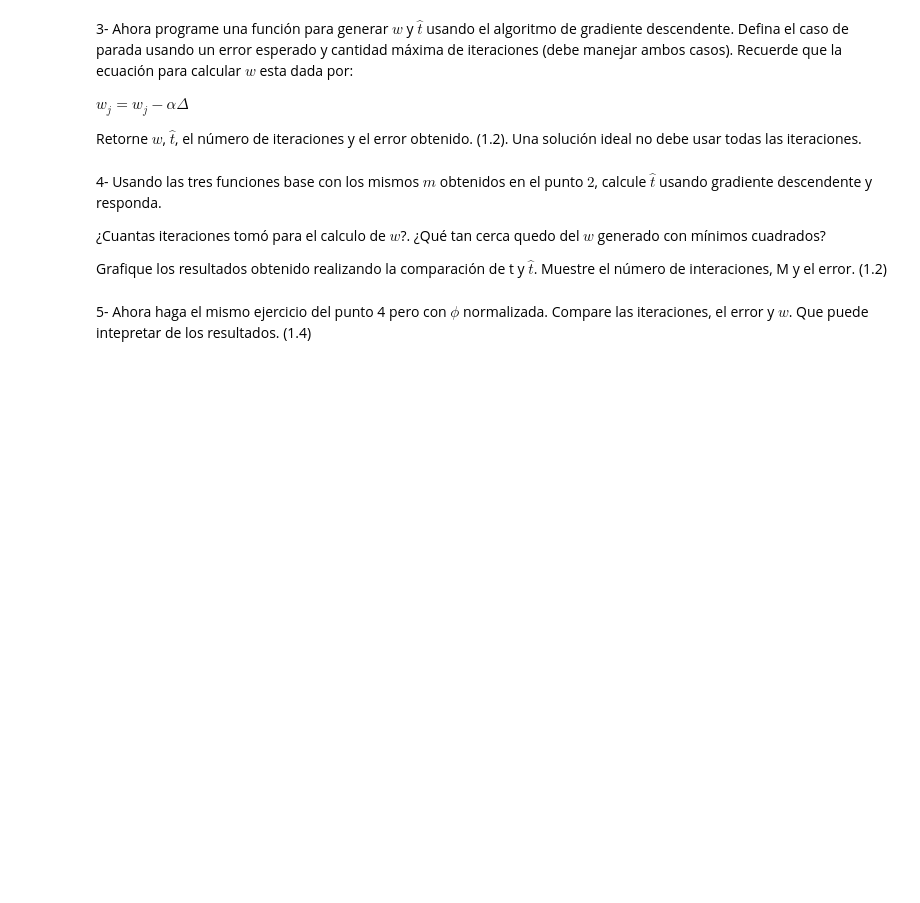
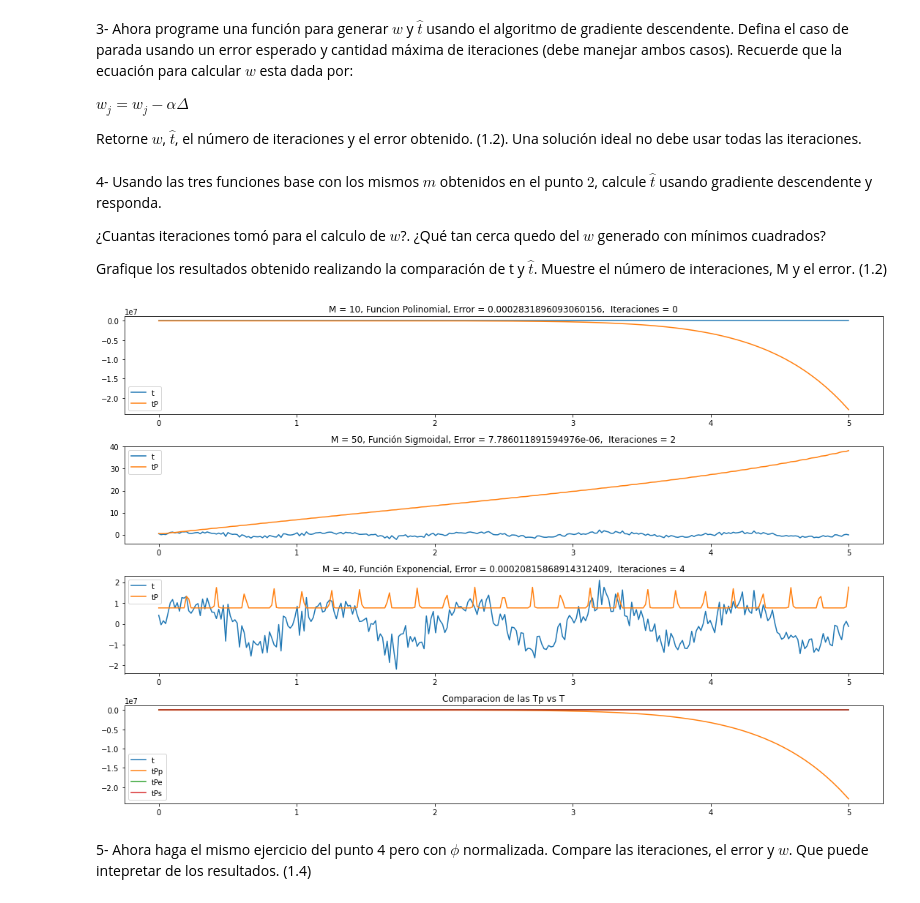
Before and after one commit to jumpa96/Taller-Gradiente-Descendente, a Jupyter notebook: Taller3-Gradiente descendente.ipynb, the cells around one changed output. Saved outputs shown, nothing was run; the diff lists cells and outputs as text; code cells hidden in the pictures; blank space fills up the shorter version.

Commit message:
Se realizo todo lo logico del taller
falta organizar el metodo de gradiente

```diff
--- a/Taller3-Gradiente descendente.ipynb
+++ b/Taller3-Gradiente descendente.ipynb
@@ -174,5 +187,44 @@ def cacularD(tprima, t,x):
 ¿Qué tan cerca quedo del $w$ generado con mínimos cuadrados?
 
 Grafique los resultados obtenido realizando la comparación de t y $\hat{t}$. Muestre el número de interaciones, M y el error. (1.2)
+# %%
+tPgp , iteracionesP, wGp, errorGp = generarGradiente(phiP,errorTp,t,polinomial,10)
+
+tPgs , iteracionesS, wGs, errorGs = generarGradiente(phiS,errorTs,t,sigmoidal,70)
+
+tPge , iteracionesE, wGs, errorGe = generarGradiente(phiE,errorTe,t,exponencial,25)
+
+
+
+
+plt.subplots(4,1,figsize=(15,10))
+plt.suptitle("")
+
+plt.subplot(4,1,1)
+plt.plot(x,t,x,tPgp)
+plt.legend(['t','tP'])
+plt.title("M = 10, Funcion Polinomial, Error = " + str(errorGp) + ",  Iteraciones = " + str(iteracionesP))
+
+plt.subplot(4,1,2)
+plt.plot(x,t,x,tPgs)
+plt.legend(['t','tP'])
+plt.title("M = 50, Función Sigmoidal, Error = " + str(errorGs) + ",  Iteraciones = " + str(iteracionesS))
+
+plt.subplot(4,1,3)
+plt.plot(x,t,x,tPge)
+plt.legend(['t','tP'])
+plt.title("M = 40, Función Exponencial, Error = " + str(errorGe) + ",  Iteraciones = " + str(iteracionesE))
+
+plt.subplot(4,1,4)
+plt.plot(x,t,x,tPgp,x,tPge,x,tPgs)
+plt.legend(['t','tPp','tPe','tPs'])
+plt.title("Comparacion de las Tp vs T")
+
+plt.tight_layout()
+
+
+plt.show()
+# %% [output]
+[figure, added]
 # %% [markdown]
 5- Ahora haga el mismo ejercicio del punto 4 pero con $\phi$ normalizada. Compare las iteraciones, el error y $w$. Que puede intepretar de los resultados. (1.4)
```
Also changed, not shown: parts of 4 cells of this notebook.
